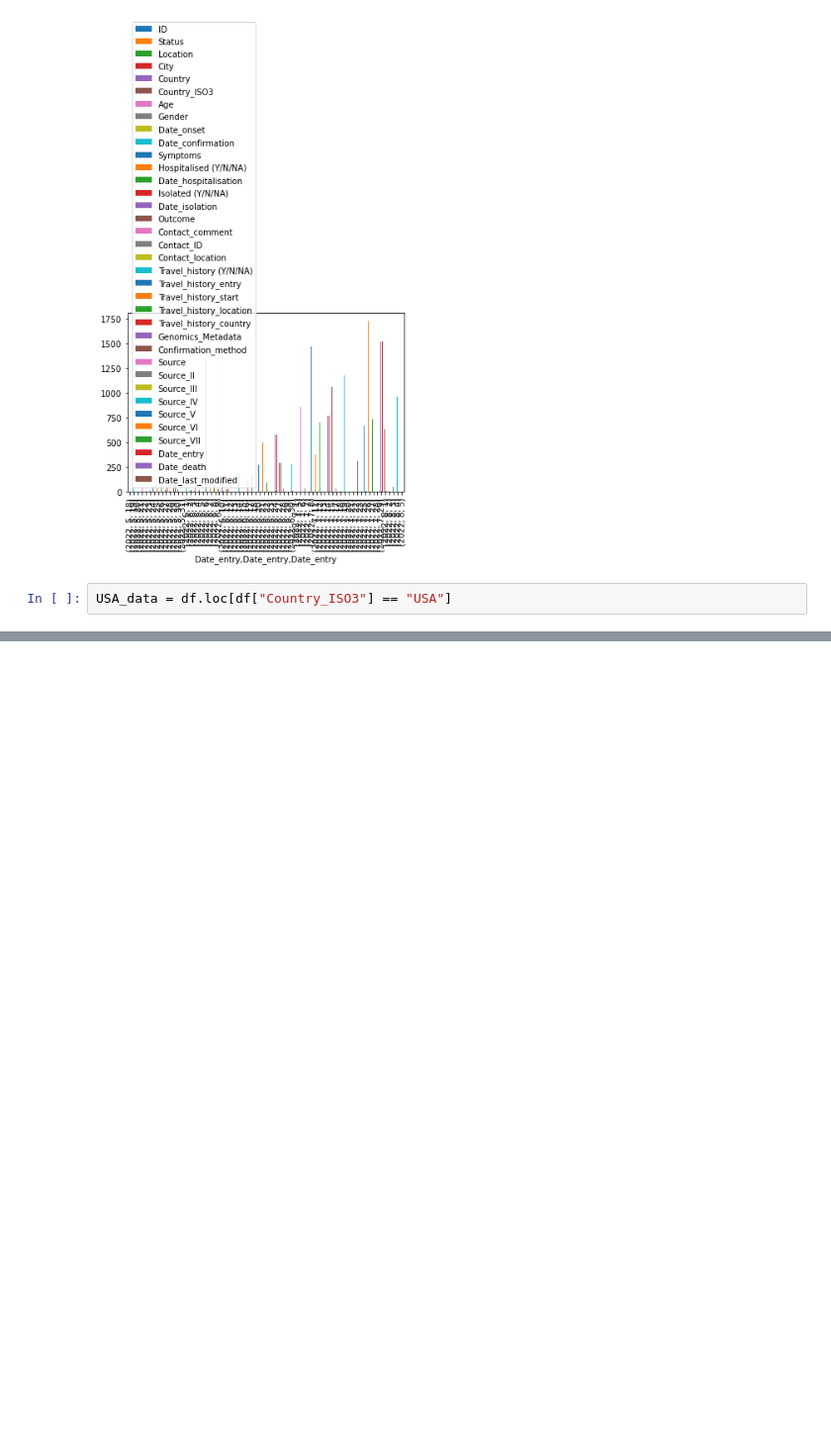
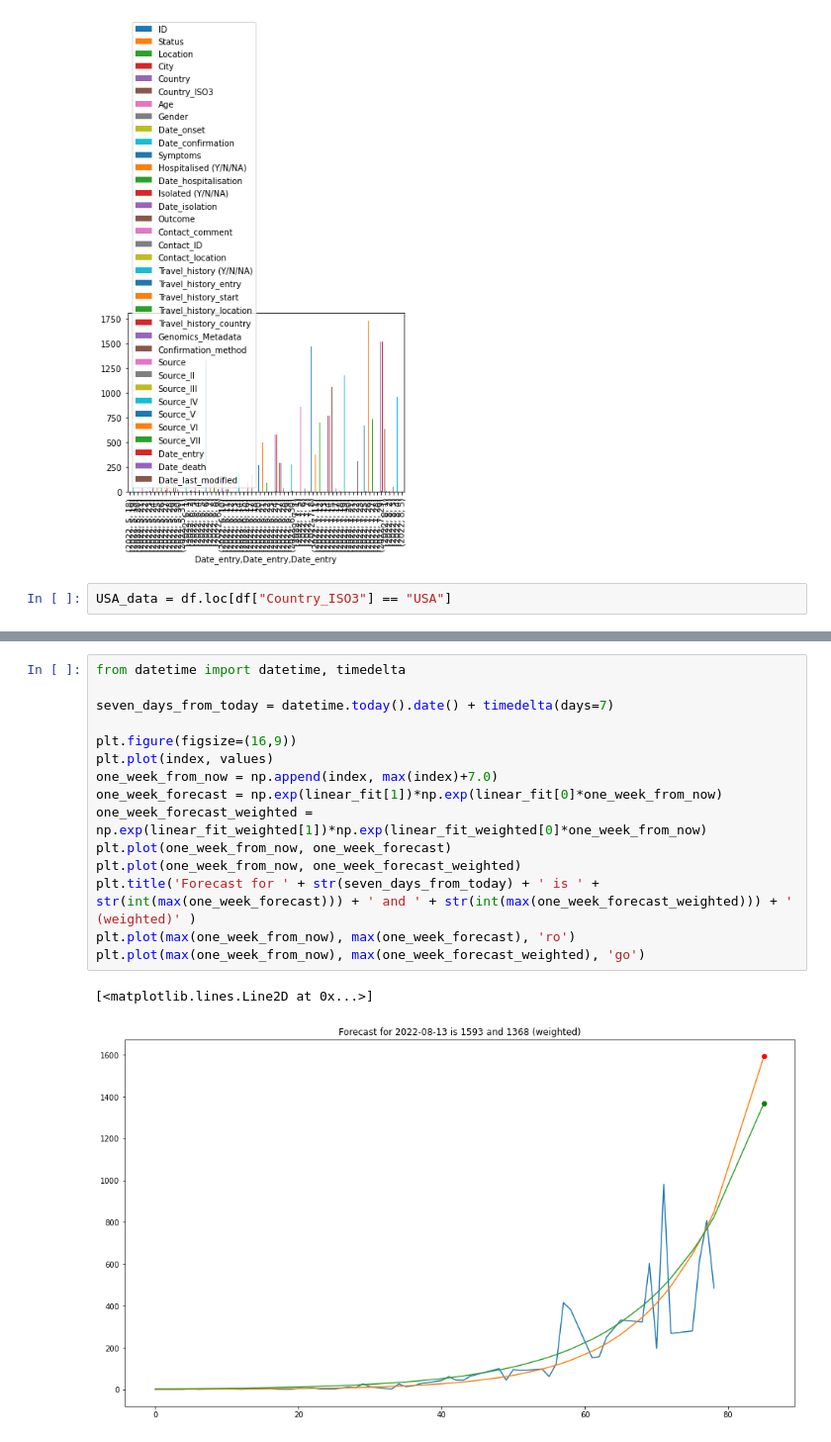
Before and after one commit to kootsoop/DSP.SE, a Jupyter notebook: Python/MonkeyPoxPlots.ipynb, the cells around one changed output, grey strips where cells are left out. Shown at 99% size. Drawn from its saved outputs; the diff is of its cells as text; blank space fills up the shorter version.

Commit message:
Added exponential model for forecasting a week ahead.

```diff
--- a/Python/MonkeyPoxPlots.ipynb
+++ b/Python/MonkeyPoxPlots.ipynb
@@ -34,0 +55,18 @@ USA_data.groupby([USA_data["Date_entry"].dt.year, USA_data["Date_entry"].dt.mont
+# %%
+from datetime import datetime, timedelta
+
+seven_days_from_today = datetime.today().date() + timedelta(days=7)
+
+plt.figure(figsize=(16,9))
+plt.plot(index, values)
+one_week_from_now = np.append(index, max(index)+7.0)
+one_week_forecast = np.exp(linear_fit[1])*np.exp(linear_fit[0]*one_week_from_now)
+one_week_forecast_weighted = np.exp(linear_fit_weighted[1])*np.exp(linear_fit_weighted[0]*one_week_from_now)
+plt.plot(one_week_from_now, one_week_forecast)
+plt.plot(one_week_from_now, one_week_forecast_weighted)
+plt.title('Forecast for ' + str(seven_days_from_today) + ' is ' + str(int(max(one_week_forecast))) + ' and ' + str(int(max(one_week_forecast_weighted))) + ' (weighted)' )
+plt.plot(max(one_week_from_now), max(one_week_forecast), 'ro')
+plt.plot(max(one_week_from_now), max(one_week_forecast_weighted), 'go')
+# %% [output]
+[<matplotlib.lines.Line2D at 0x...>]
+[figure, added]
```
Also changed, not shown: parts of 6 cells of this notebook, 1 other file.
